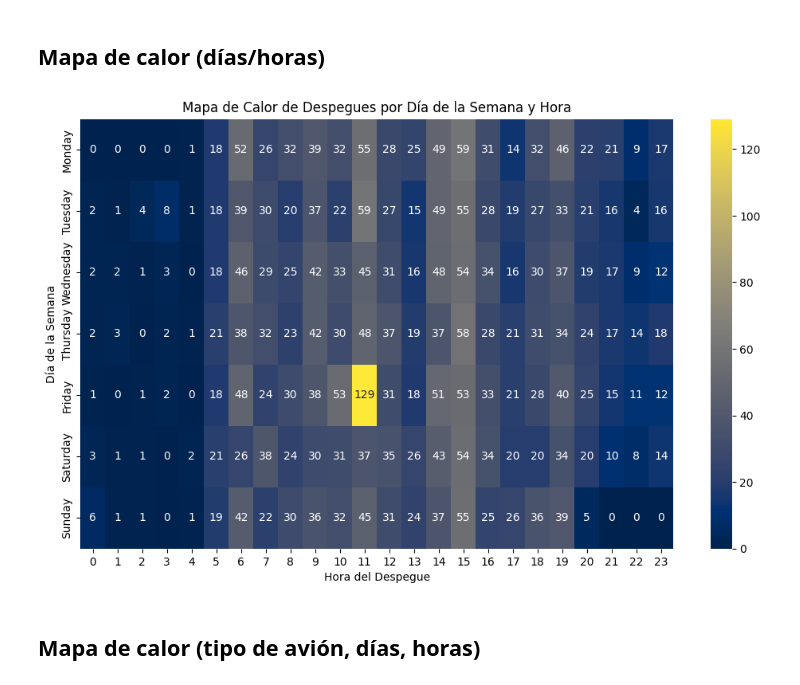
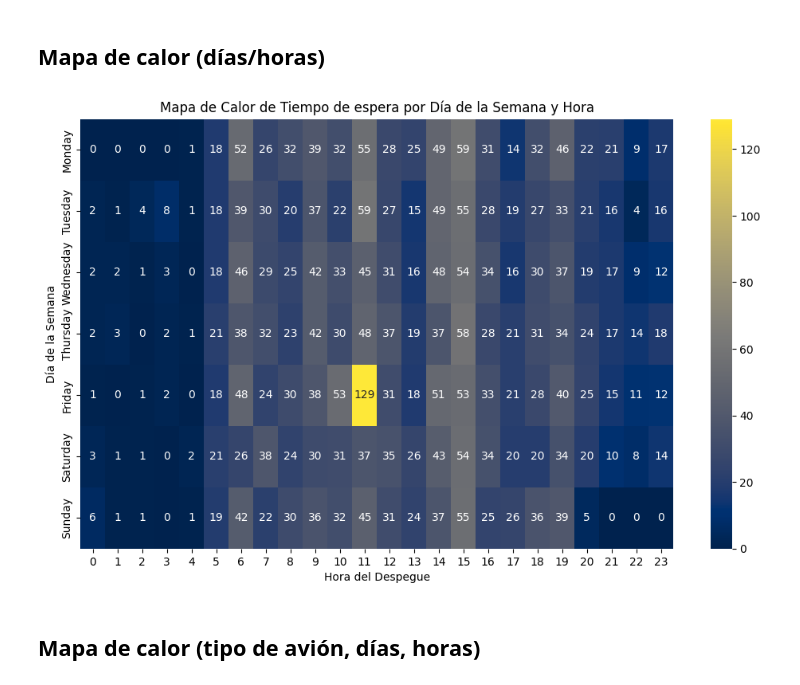
Before and after one commit to artemvarucm/PD2, a Jupyter notebook: src/exploracion/ALL_exploracion_tiempos_espera.ipynb, the cells around one changed output. Cells and saved outputs as stored; diff of their text form; code cells hidden in the pictures.

```diff
--- a/src/exploracion/ALL_exploracion_tiempos_espera.ipynb
+++ b/src/exploracion/ALL_exploracion_tiempos_espera.ipynb
@@ -431,20 +431,20 @@ Podemos ver que los aviones de pasajeros son mucho más comunes que otras vehíc
 # %%
 # Agregar columna de día de la semana
 day_order = ["Monday", "Tuesday", "Wednesday", "Thursday", "Friday", "Saturday", "Sunday"]
 df2['dia_semana'] = pd.Categorical(df2['fecha_despegue'].dt.day_name(), categories=day_order, ordered=True)
 
 # Crear tabla pivot
 pivot_table = df2.pivot_table(index='dia_semana', columns='hora_despegue', values='tiempo_espera', aggfunc='count', fill_value=0)
 
 # Mapa de calor de despegues por día de la semana y hora
 plt.figure(figsize=(12, 7))
 sns.heatmap(pivot_table, annot=True, fmt="d", cmap="cividis")
-plt.title('Mapa de Calor de Despegues por Día de la Semana y Hora')
+plt.title('Mapa de Calor de Tiempo de espera por Día de la Semana y Hora')
 plt.xlabel('Hora del Despegue')
 plt.ylabel('Día de la Semana')
 plt.show()
 # %% [output]
-[figure, old version]
+[figure, new version]
 # %% [markdown]
 ## Mapa de calor (tipo de avión, días, horas)
 # %%
```
Also changed, not shown: parts of 4 cells of this notebook.
